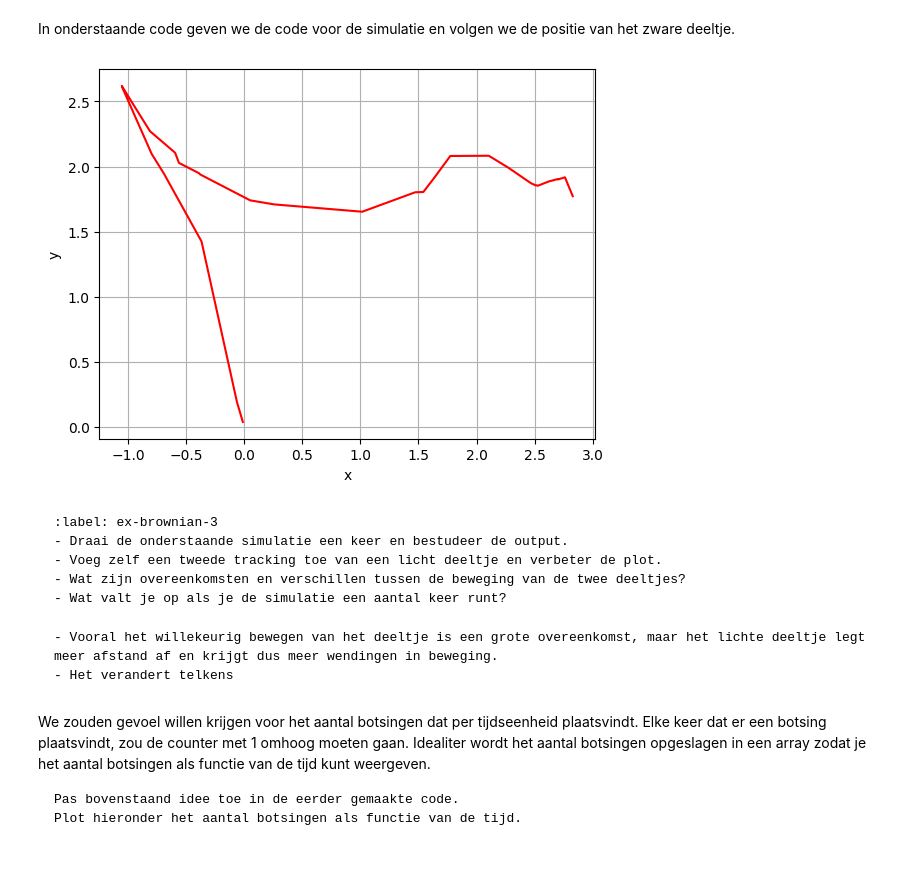
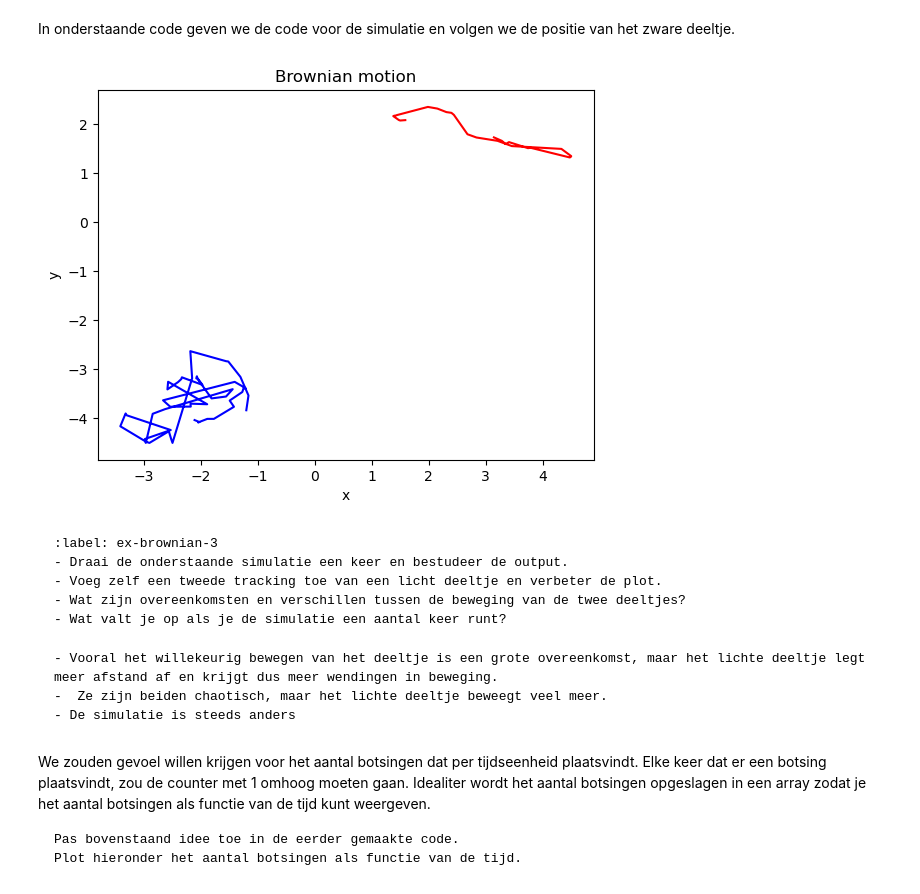
Before and after one commit to Radin-yo/Hebben-we-een-groepsnummer-, a Jupyter notebook: Content/PySim/4_brownianmotion.ipynb, the cells around one changed output. Drawn from its saved outputs; the diff is of its cells as text; code cells hidden in the pictures; blank space fills up the shorter version.

````diff
--- a/Content/PySim/4_brownianmotion.ipynb
+++ b/Content/PySim/4_brownianmotion.ipynb
@@ -159,37 +159,42 @@ In onderstaande code geven we de code voor de simulatie en volgen we de positie
 # tracken van het zware deeltje
 track_x = []
 track_y = []
+track_x2 = []
+track_y2 = []
 
 #your code/answer
 
 #your code/answer
 
 #your code/answer
 
 for i in range(400):
 #your code/answer
 
     for p in particles:
         p.update_position()    # Update positie
         p.boxcollision()         # Wandbotsing werkt per deeltje
 
     handle_collisions(particles)
 
 #your code/answer
 
     track_x.append(particles[N-1].r[0])
     track_y.append(particles[N-1].r[1])
-
+    track_x2.append(particles[0].r[0])
+    track_y2.append(particles[0].r[1])
 #your code/answer
 
 plt.figure()
-plt.plot(track_x,track_y,'r')
+plt.plot(track_x,track_y,'r', label='Zwaar deeltje')
+plt.plot(track_x2, track_y2, 'b', label='Licht deeltje')
 plt.xlabel('x')
 plt.ylabel('y')
-plt.grid()
+plt.legend
+plt.title('Brownian motion')
 plt.show()
 # %% [output]
-[figure, old version]
+[figure, new version]
 # %% [markdown]
 ```{exercise} Brownian motion in beeld
 :label: ex-brownian-3
@@ -201,7 +206,8 @@ plt.show()
 
 ```{solution} ex-brownian-3
 - Vooral het willekeurig bewegen van het deeltje is een grote overeenkomst, maar het lichte deeltje legt meer afstand af en krijgt dus meer wendingen in beweging.
-- Het verandert telkens
+-  Ze zijn beiden chaotisch, maar het lichte deeltje beweegt veel meer.
+- De simulatie is steeds anders
 ```
 # %% [markdown]
 We zouden gevoel willen krijgen voor het aantal botsingen dat per tijdseenheid plaatsvindt.
````
Also changed, not shown: parts of 2 cells of this notebook.
